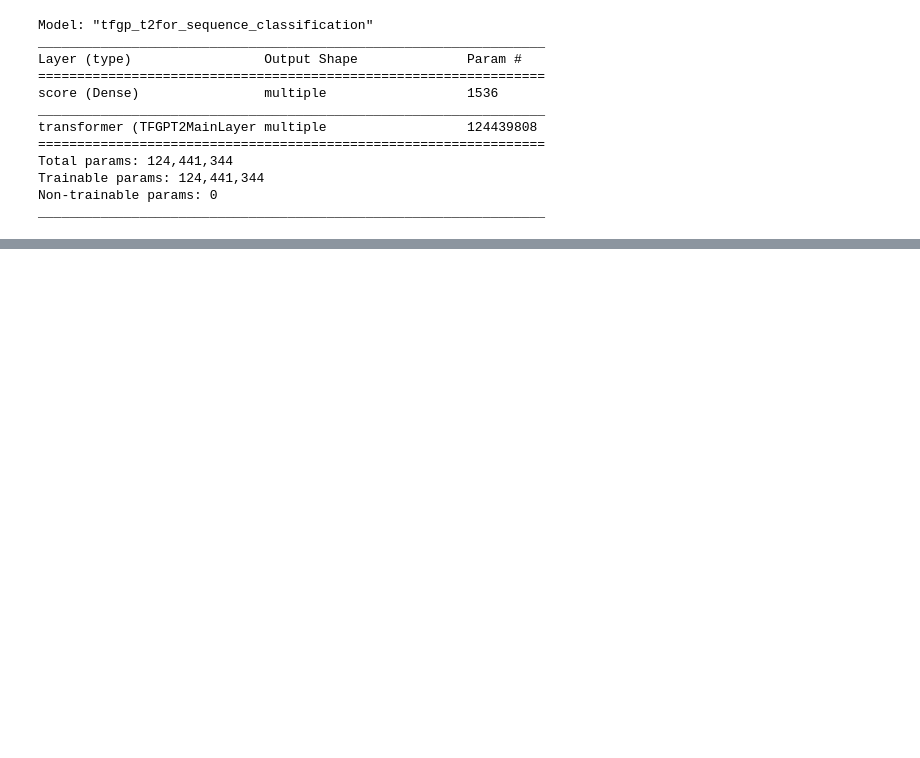
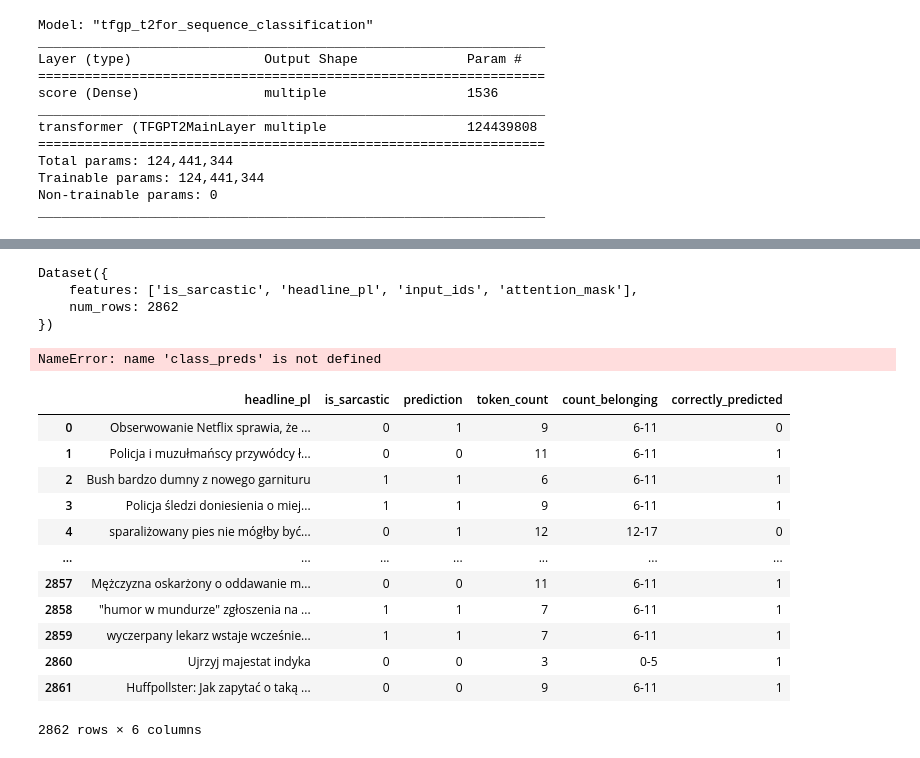
Before and after one commit to arsemi337/nlp-models, a Jupyter notebook: notebooks/sarcasm/sarcasm_pl_gpt2.ipynb, the cells around one changed output, grey strips where cells are left out. Cells and saved outputs as stored; diff of their text form; code cells hidden in the pictures; blank space fills up the shorter version.

```diff
--- a/notebooks/sarcasm/sarcasm_pl_gpt2.ipynb
+++ b/notebooks/sarcasm/sarcasm_pl_gpt2.ipynb
@@ -278,0 +283,46 @@ model_utils.print_incorrectly_predicted_texts(texts=raw_dataset['headline_pl'],
+# %%
+tokenized_test_dataset
+# %% [output]
+Dataset({
+    features: ['is_sarcastic', 'headline_pl', 'input_ids', 'attention_mask'],
+    num_rows: 2862
+})
+# %%
+test_df = pd.DataFrame(
+    list(zip(tokenized_test_dataset['headline_pl'], tokenized_test_dataset['is_sarcastic'], class_preds)),
+    columns=['headline_pl', 'is_sarcastic', 'prediction'])
+test_df
+# %% [output]
+NameError: name 'class_preds' is not defined
+# %%
+def map_token_counts(row):
+    return len(row['headline_pl'].split())
+
+def map_count_belonging(row, divider):
+    int_division_result = int(row['token_count'] / divider) + 1
+    lower_boundary = divider * int_division_result - divider
+    upper_boundary = divider * int_division_result - 1
+    return f"{lower_boundary}-{upper_boundary}"
+
+def map_correctly_predicted(row):
+    return int(row['is_sarcastic'] == row['prediction'])
+
+
+test_df['token_count'] = test_df.apply(lambda row: map_token_counts(row), axis=1)
+test_df['count_belonging'] = test_df.apply(lambda row: map_count_belonging(row, divider=6), axis=1)
+test_df['correctly_predicted'] = test_df.apply(lambda row: map_correctly_predicted(row), axis=1)
+test_df
+# %% [output]
+|  | headline_pl | is_sarcastic | prediction | token_count | count_belonging | correctly_predicted |
+| 0 | Obserwowanie Netflix sprawia, że ... | 0 | 1 | 9 | 6-11 | 0 |
+| 1 | Policja i muzułmańscy przywódcy ł... | 0 | 0 | 11 | 6-11 | 1 |
+| 2 | Bush bardzo dumny z nowego garnituru | 1 | 1 | 6 | 6-11 | 1 |
+| 3 | Policja śledzi doniesienia o miej... | 1 | 1 | 9 | 6-11 | 1 |
+| 4 | sparaliżowany pies nie mógłby być... | 0 | 1 | 12 | 12-17 | 0 |
+| ... | ... | ... | ... | ... | ... | ... |
+| 2857 | Mężczyzna oskarżony o oddawanie m... | 0 | 0 | 11 | 6-11 | 1 |
+| 2858 | "humor w mundurze" zgłoszenia na ... | 1 | 1 | 7 | 6-11 | 1 |
+| 2859 | wyczerpany lekarz wstaje wcześnie... | 1 | 1 | 7 | 6-11 | 1 |
+| 2860 | Ujrzyj majestat indyka | 0 | 0 | 3 | 0-5 | 1 |
+| 2861 | Huffpollster: Jak zapytać o taką ... | 0 | 0 | 9 | 6-11 | 1 |
+2862 rows × 6 columns
```
Also changed, not shown: parts of 14 cells of this notebook, 3 other files.
